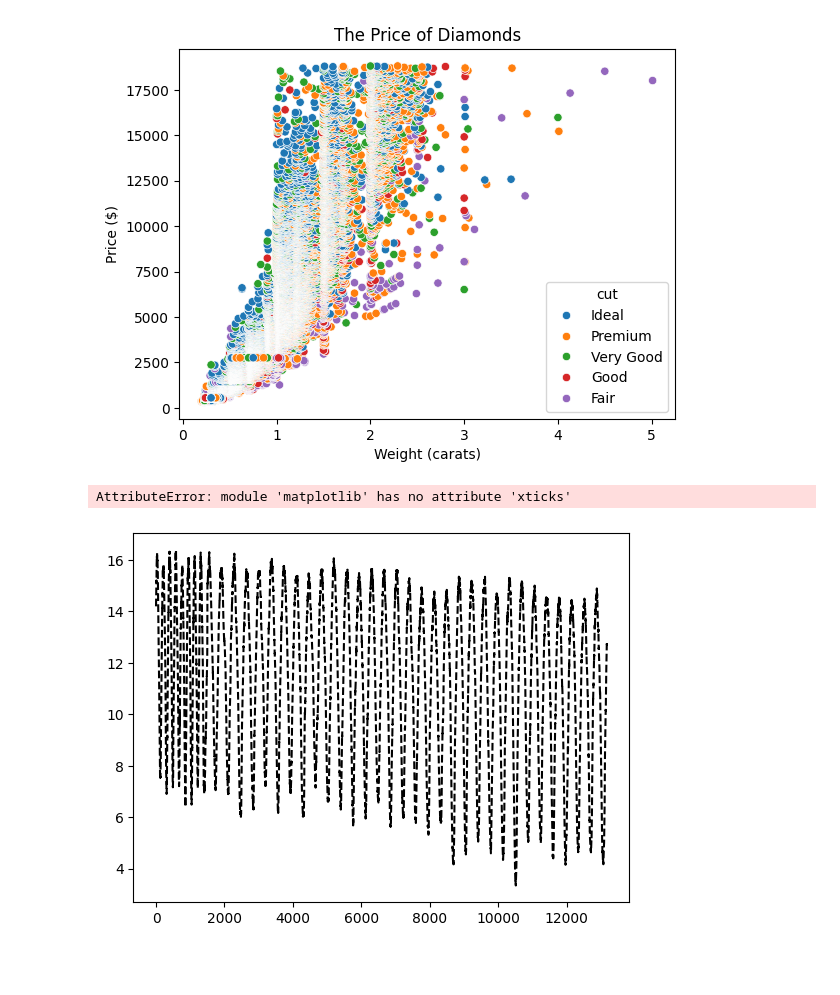
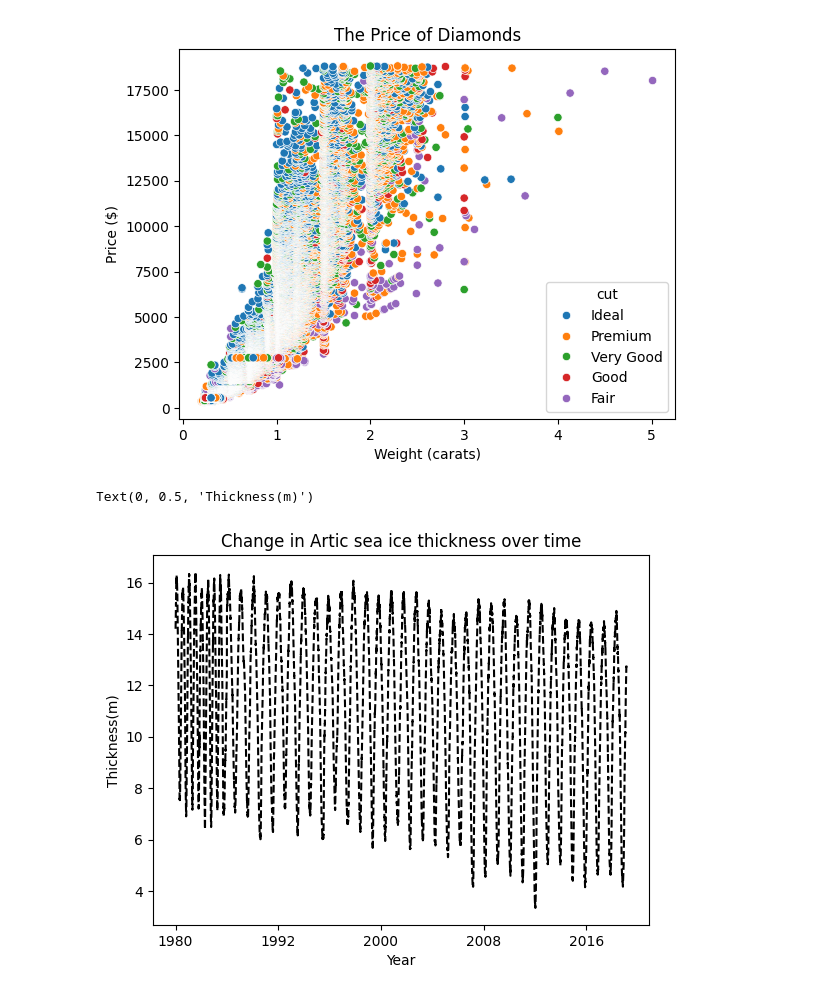
Before and after one commit to Thanush38/Data-Analysis, a Jupyter notebook: Worksheet5.ipynb, the cells around one changed output. Drawn from its saved outputs; the diff is of its cells as text; code cells hidden in the pictures; blank space fills up the shorter version.

```diff
--- a/Worksheet5.ipynb
+++ b/Worksheet5.ipynb
@@ -15,11 +14,11 @@ sns.scatterplot(data=d_diam, x='carat', y='price', hue="cut").set( xlabel='Weigh
 # %%
 d_ice.Extent.plot(kind='line', linestyle='dashed', color='black')
 xpos = [0,3000,6000, 9000,12000]
 label = [1980, 1992,2000,2008,2016]
 plt.xticks(xpos,label)
-plt.set('Change in Artic sea ice thickness over time')
+plt.title('Change in Artic sea ice thickness over time')
 plt.xlabel('Year')
 plt.ylabel('Thickness(m)')
 # %% [output]
-AttributeError: module 'matplotlib' has no attribute 'xticks'
+Text(0, 0.5, 'Thickness(m)')
-[figure, old version]
+[figure, new version]
```
Also changed, not shown: parts of 1 cell of this notebook, 2 other files.
